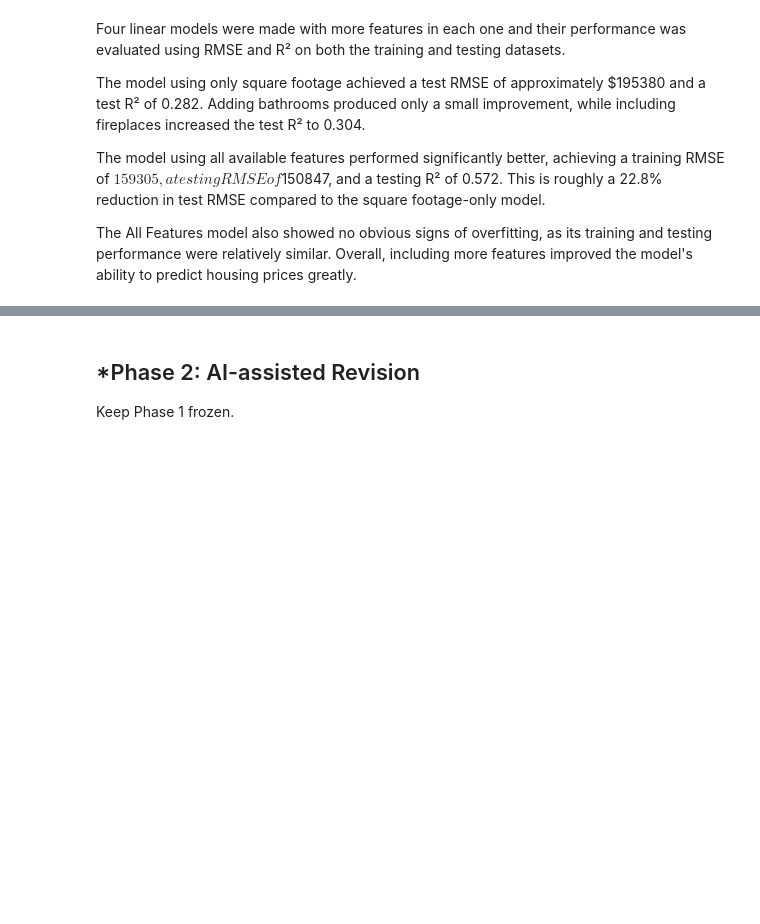
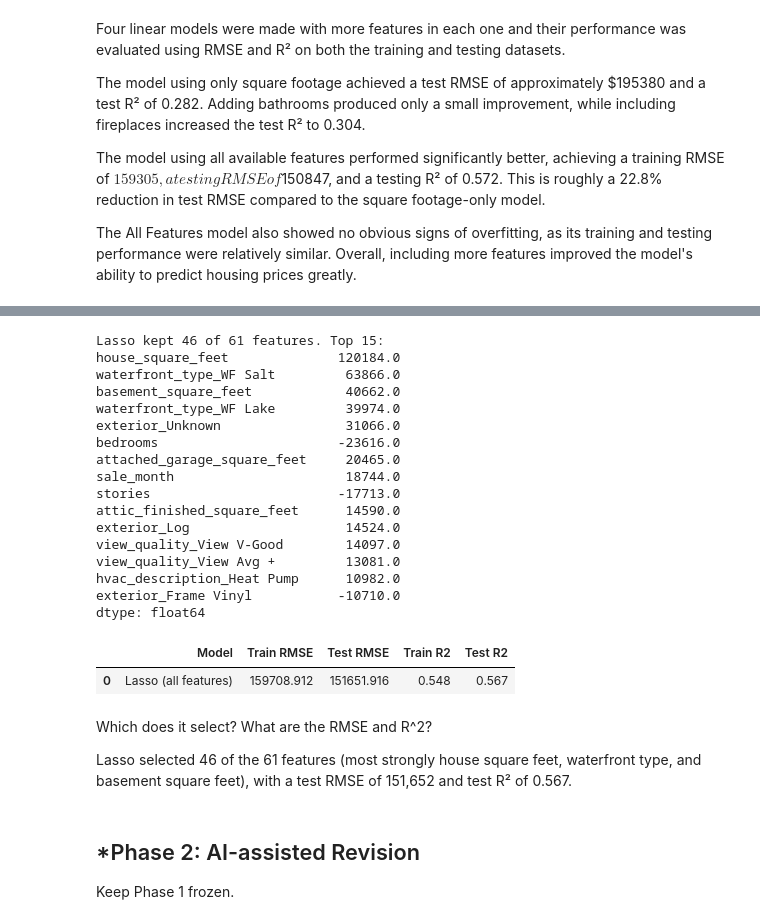
Before and after one commit to michael-zhang0/L02-hedonic-pricing, a Jupyter notebook: notebook.ipynb, the cells around one changed output, grey strips where cells are left out. Cells and saved outputs as stored; diff of their text form; code cells hidden in the pictures; blank space fills up the shorter version.

```diff
--- a/notebook.ipynb
+++ b/notebook.ipynb
@@ -266,3 +385,43 @@ The All Features model also showed no obvious signs of overfitting, as its train
+# %%
+# Q8: Lasso
+from sklearn.linear_model import Lasso
+from sklearn.pipeline import make_pipeline
+from sklearn.preprocessing import StandardScaler
+
+lasso = make_pipeline(StandardScaler(), Lasso(alpha=1000, max_iter=50000, random_state=1))
+lasso.fit(X_train, y_train)
+
+coefs = pd.Series(lasso.named_steps["lasso"].coef_, index=X_train.columns)
+selected = coefs[coefs != 0].sort_values(key=abs, ascending=False)
+print(f"Lasso kept {len(selected)} of {len(coefs)} features. Top 15:")
+print(selected.head(15).round(0))
+
+lasso_row = evaluate("Lasso (all features)", lasso, X_train, X_test)
+display(pd.DataFrame([lasso_row]).round(3))
+# %% [output]
+Lasso kept 46 of 61 features. Top 15:
+house_square_feet              120184.0
+waterfront_type_WF Salt         63866.0
+basement_square_feet            40662.0
+waterfront_type_WF Lake         39974.0
+exterior_Unknown                31066.0
+bedrooms                       -23616.0
+attached_garage_square_feet     20465.0
+sale_month                      18744.0
+stories                        -17713.0
+attic_finished_square_feet      14590.0
+exterior_Log                    14524.0
+view_quality_View V-Good        14097.0
+view_quality_View Avg +         13081.0
+hvac_description_Heat Pump      10982.0
+exterior_Frame Vinyl           -10710.0
+dtype: float64
+|  | Model | Train RMSE | Test RMSE | Train R2 | Test R2 |
+| 0 | Lasso (all features) | 159708.912 | 151651.916 | 0.548 | 0.567 |
+# %% [markdown]
+ Which does it select? What are the RMSE and R^2?
+
+ Lasso selected 46 of the 61 features (most strongly house square feet, waterfront type, and basement square feet), with a test RMSE of 151,652 and test R² of 0.567.
 # %% [markdown]
 ## *Phase 2: AI-assisted Revision
 Keep Phase 1 frozen.
```
Also changed, not shown: parts of 5 cells of this notebook.
